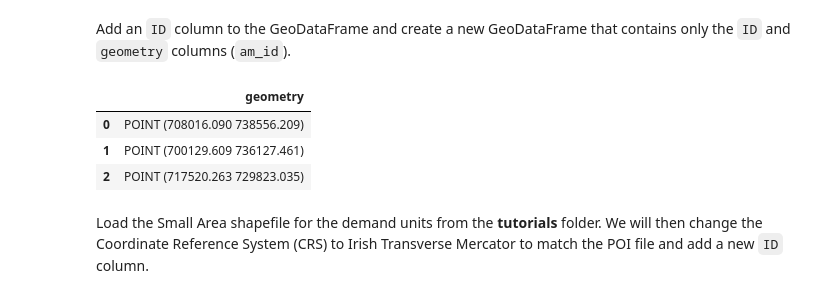
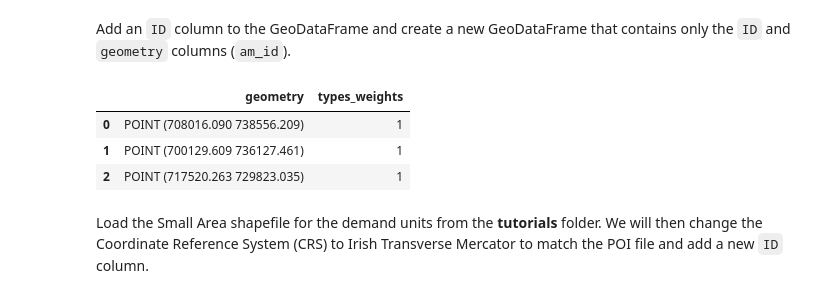
Before and after one commit to kcredit/Walkable-Accessibility-Score, a Jupyter notebook: tutorials/dublin/WAS_dublin.ipynb, the cells around one changed output. Drawn from its saved outputs; the diff is of its cells as text; code cells hidden in the pictures.

Commit message:
added weights in tutorials

```diff
--- a/tutorials/dublin/WAS_dublin.ipynb
+++ b/tutorials/dublin/WAS_dublin.ipynb
@@ -85,6 +86,31 @@ df.head() # This command shows the first 5 rows of a dataset
 | 2 | 229 | tmp_DBCB2BC9DE1641B5EAC4B9C72640C79D | 2023-07-24T00:00:00.000 | 0 | {"common":[{"value":"Excel Fitnes... | {"main":"gym","alternate":["activ... | 0.386823 | ["https://legitfit.com/authentica... | ["https://www.facebook.com/141428... | NaN | ... |
 | 3 | 305 | tmp_BFB9FA85099D3C68B47DA6467A0FF081 | 2023-07-24T00:00:00.000 | 0 | {"common":[{"value":"Paddy Power"... | {"main":null,"alternate":null} | 0.600000 | NaN | NaN | NaN | ... |
 | 4 | 341 | tmp_CA7B3077FE4BDAD32E58D8FC87865CF1 | 2023-07-24T00:00:00.000 | 0 | {"common":[{"value":"Dublin Ferry... | {"main":"travel","alternate":null} | 0.687736 | NaN | ["https://www.facebook.com/238318... | NaN | ... |
+# %%
+# Function to extract the 'main' value from the JSON-like string "categories"
+def extract_main_category(value):
+    try:
+        # Parse the string into a dictionary
+        parsed = json.loads(value)
+        # Extract and return the 'main' value
+        return parsed.get("main", None)  # Returns None if "main" is not found
+    except json.JSONDecodeError:
+        return None  # In case the string is not a valid JSON
+
+# Create a new column with the 'main' category
+df["main_category"] = df["categories"].apply(extract_main_category)
+# %%
+# Mapping values (you can change the assignments as needed)
+# Function to assign weights with a default of 1
+def assign_weights(type, mapping=None):
+    if mapping is None:
+        mapping = {}  # Default to empty dict
+    return mapping.get(type, 1)  # Return mapped value or default to 1
+
+#mapping = {"hospital": 1, "gym": 2, "travel": 0.5, "pet_groomer": 2, "beauty_salon":1, "real_estate":2}  # Example mapping for different types of weights
+mapping = {} # Defaults the weights to 1
+
+df['types_weights'] = df['main_category'].apply(lambda x: assign_weights(x, mapping))
 # %% [markdown]
 Create a GeoDataFrame (which is a spatial data type for use within Python) from the  latitude and longitude coordinates within the `Dublin_POI` csv.
 # %%
@@ -128,13 +154,13 @@ Add an `ID` column to the GeoDataFrame and create a new GeoDataFrame that contai
 # %%
 gdf["ID"] = gdf.index
 
-am_id = gdf[['geometry']]
+am_id = gdf[['geometry', 'types_weights']]
 am_id.head(3)
 # %% [output]
-|  | geometry |
-| 0 | POINT (708016.090 738556.209) |
-| 1 | POINT (700129.609 736127.461) |
-| 2 | POINT (717520.263 729823.035) |
+|  | geometry | types_weights |
+| 0 | POINT (708016.090 738556.209) | 1 |
+| 1 | POINT (700129.609 736127.461) | 1 |
+| 2 | POINT (717520.263 729823.035) | 1 |
 # %% [markdown]
 Load the Small Area shapefile for the demand units from the **tutorials** folder. We will then change the Coordinate Reference System (CRS) to Irish Transverse Mercator to match the POI file and add a new `ID` column.
 # %%
```
Also changed, not shown: parts of 4 cells of this notebook.
